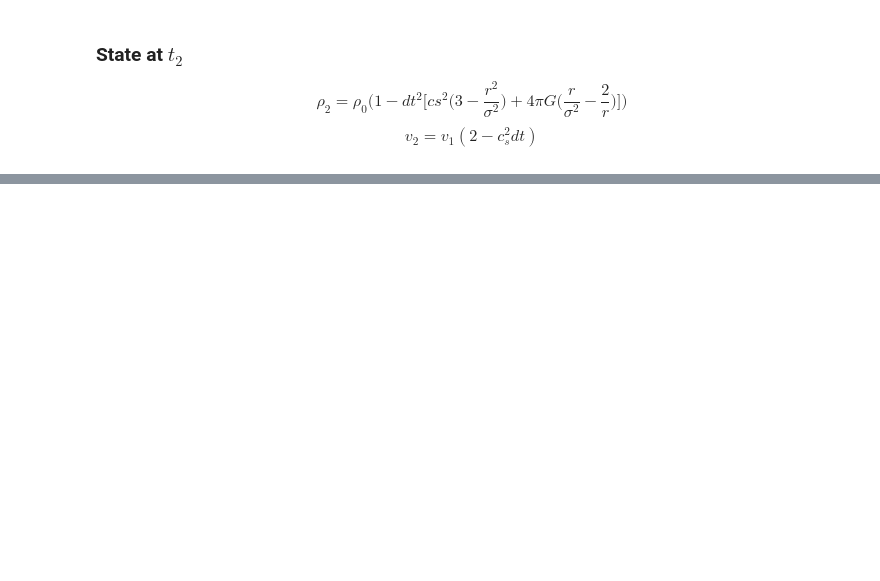
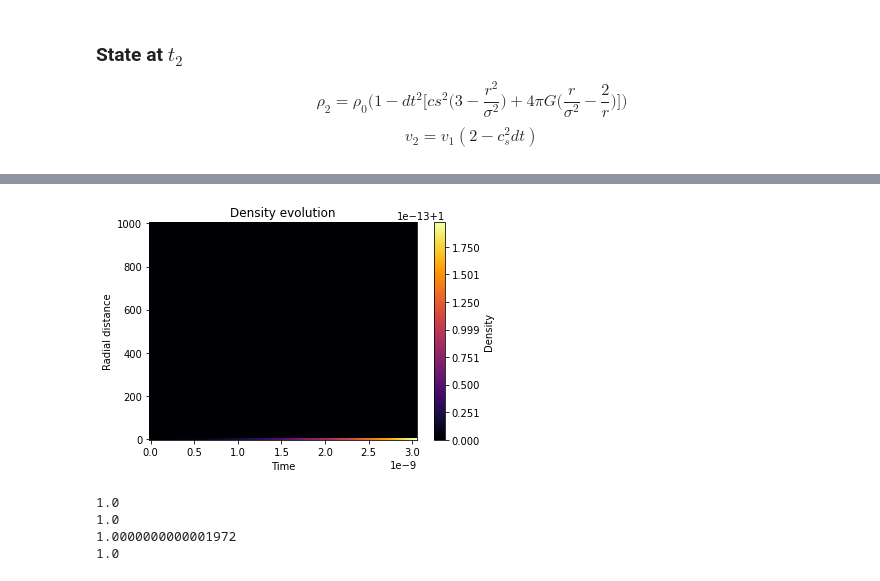
Before and after one commit to LeiRoF/M1-Evolution_of_Prestellar_Core, a Jupyter notebook: visualize_constant.ipynb, the cells around one changed output, grey strips where cells are left out. Saved outputs shown, nothing was run; the diff lists cells and outputs as text; code cells hidden in the pictures; blank space fills up the shorter version.

```diff
--- a/visualize_constant.ipynb
+++ b/visualize_constant.ipynb
@@ -173,0 +174,18 @@ plot("speed",r,v[4])
+# %%
+plt.pcolor(t,r,rho.transpose(), shading='auto', cmap="inferno")
+plt.colorbar(label='Density')
+plt.xlabel("Time")
+plt.ylabel("Radial distance")
+plt.title("Density evolution")
+plt.show()
+
+print(rho[0,0])
+print(rho[-1,-1])
+print(rho[-1,0])
+print(rho[0,-1])
+# %% [output]
+[figure, added]
+1.0
+1.0
+1.0000000000001972
+1.0
```
Also changed, not shown: parts of 6 cells of this notebook, 7 other files.
